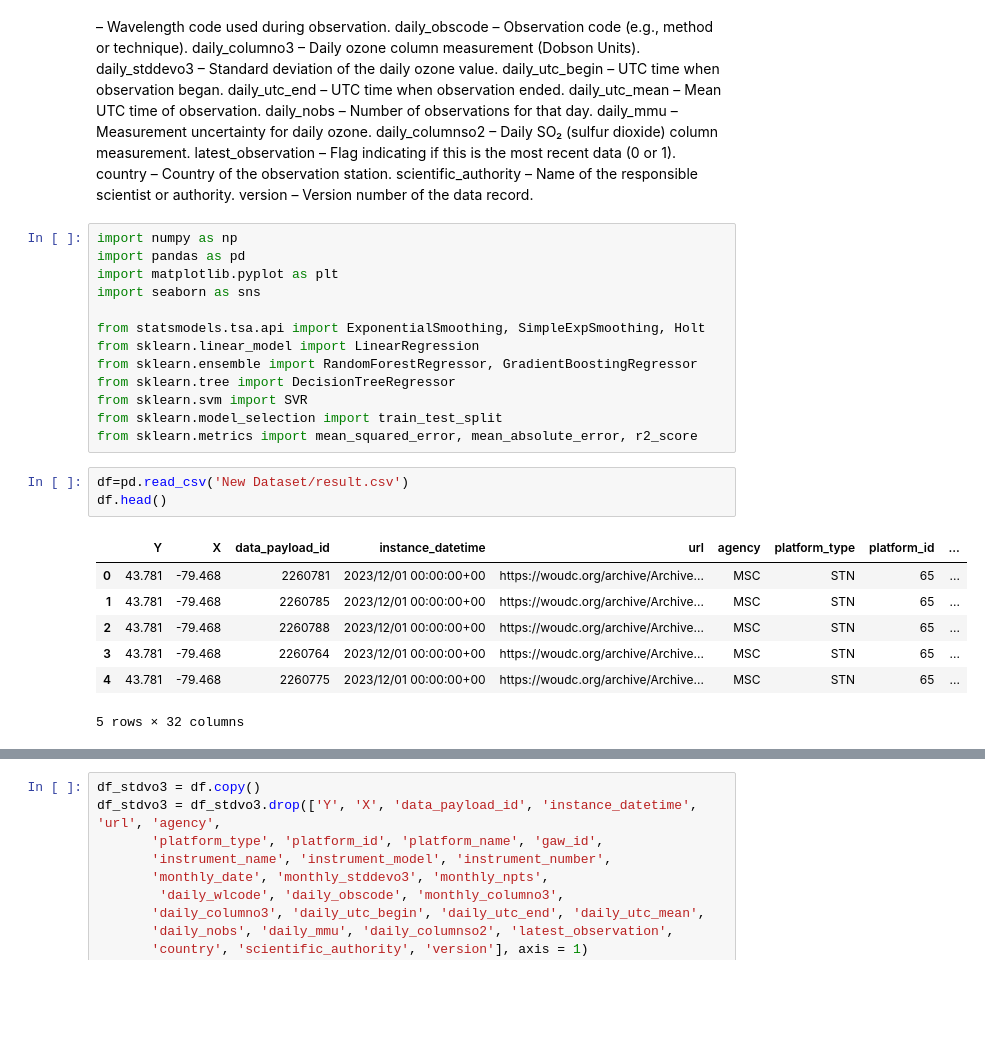
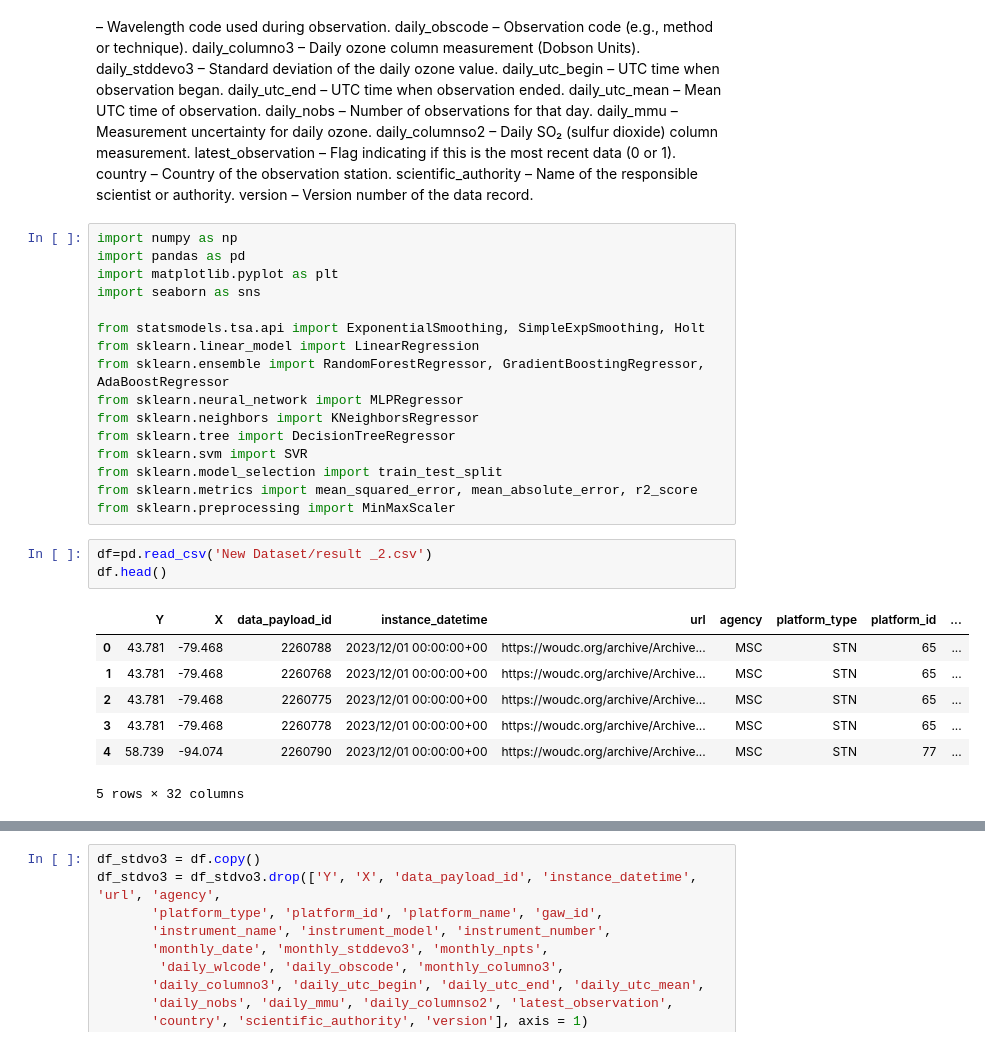
Before and after one commit to Abir784/Predictve-analysis-of-ozone-layer-using-ML, a Jupyter notebook: with_canada_dataset.ipynb, the cells around one changed output, grey strips where cells are left out. Saved outputs shown, nothing was run; the diff lists cells and outputs as text; blank space fills up the shorter version.

```diff
--- a/with_canada_dataset.ipynb
+++ b/with_canada_dataset.ipynb
@@ -41,21 +41,24 @@ import seaborn as sns
 
 from statsmodels.tsa.api import ExponentialSmoothing, SimpleExpSmoothing, Holt
 from sklearn.linear_model import LinearRegression
-from sklearn.ensemble import RandomForestRegressor, GradientBoostingRegressor
+from sklearn.ensemble import RandomForestRegressor, GradientBoostingRegressor, AdaBoostRegressor
+from sklearn.neural_network import MLPRegressor
+from sklearn.neighbors import KNeighborsRegressor
 from sklearn.tree import DecisionTreeRegressor
 from sklearn.svm import SVR
 from sklearn.model_selection import train_test_split
 from sklearn.metrics import mean_squared_error, mean_absolute_error, r2_score
+from sklearn.preprocessing import MinMaxScaler
 # %%
-df=pd.read_csv('New Dataset/result.csv')
+df=pd.read_csv('New Dataset/result _2.csv')
 df.head()
 # %% [output]
 |  | Y | X | data_payload_id | instance_datetime | url | agency | platform_type | platform_id | ... |
-| 0 | 43.781 | -79.468 | 2260781 | 2023/12/01 00:00:00+00 | https://woudc.org/archive/Archive... | MSC | STN | 65 | ... |
-| 1 | 43.781 | -79.468 | 2260785 | 2023/12/01 00:00:00+00 | https://woudc.org/archive/Archive... | MSC | STN | 65 | ... |
-| 2 | 43.781 | -79.468 | 2260788 | 2023/12/01 00:00:00+00 | https://woudc.org/archive/Archive... | MSC | STN | 65 | ... |
-| 3 | 43.781 | -79.468 | 2260764 | 2023/12/01 00:00:00+00 | https://woudc.org/archive/Archive... | MSC | STN | 65 | ... |
-| 4 | 43.781 | -79.468 | 2260775 | 2023/12/01 00:00:00+00 | https://woudc.org/archive/Archive... | MSC | STN | 65 | ... |
+| 0 | 43.781 | -79.468 | 2260788 | 2023/12/01 00:00:00+00 | https://woudc.org/archive/Archive... | MSC | STN | 65 | ... |
+| 1 | 43.781 | -79.468 | 2260768 | 2023/12/01 00:00:00+00 | https://woudc.org/archive/Archive... | MSC | STN | 65 | ... |
+| 2 | 43.781 | -79.468 | 2260775 | 2023/12/01 00:00:00+00 | https://woudc.org/archive/Archive... | MSC | STN | 65 | ... |
+| 3 | 43.781 | -79.468 | 2260778 | 2023/12/01 00:00:00+00 | https://woudc.org/archive/Archive... | MSC | STN | 65 | ... |
+| 4 | 58.739 | -94.074 | 2260790 | 2023/12/01 00:00:00+00 | https://woudc.org/archive/Archive... | MSC | STN | 77 | ... |
 5 rows × 32 columns
 # %%
 df_montly=df.copy()
```
Also changed, not shown: parts of 16 cells of this notebook, 3 other files.
